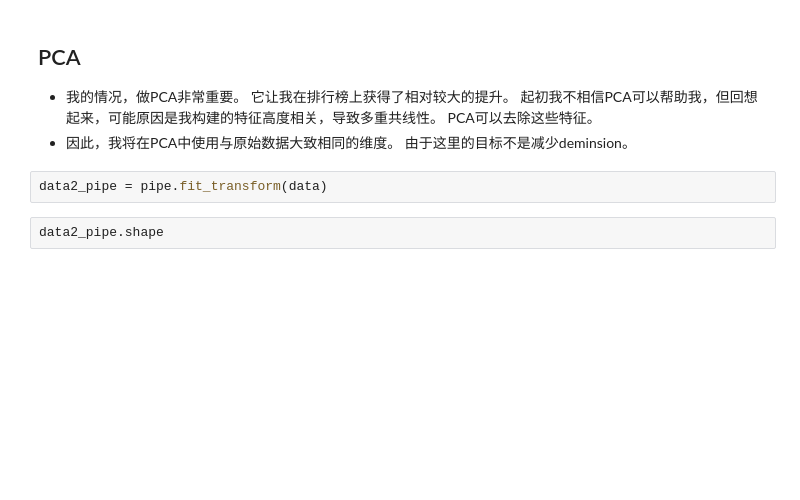
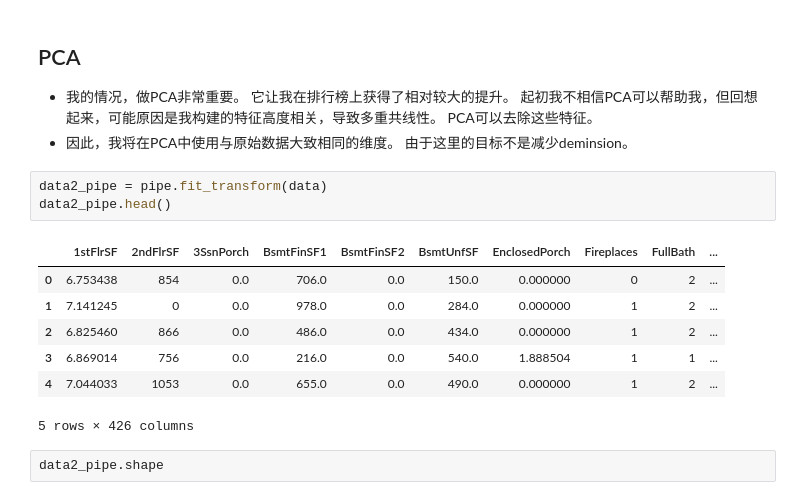
Before and after one commit to zingp/kaggle, a Jupyter notebook: LosAngelesHousePricesForecast/pca.ipynb, the cells around one changed output. Drawn from its saved outputs; the diff is of its cells as text; blank space fills up the shorter version.

```diff
--- a/LosAngelesHousePricesForecast/pca.ipynb
+++ b/LosAngelesHousePricesForecast/pca.ipynb
@@ -698,6 +697,15 @@ pipe = Pipeline([
 - 因此，我将在PCA中使用与原始数据大致相同的维度。 由于这里的目标不是减少deminsion。
 # %%
 data2_pipe = pipe.fit_transform(data)
+data2_pipe.head()
+# %% [output]
+|  | 1stFlrSF | 2ndFlrSF | 3SsnPorch | BsmtFinSF1 | BsmtFinSF2 | BsmtUnfSF | EnclosedPorch | Fireplaces | FullBath | ... |
+| 0 | 6.753438 | 854 | 0.0 | 706.0 | 0.0 | 150.0 | 0.000000 | 0 | 2 | ... |
+| 1 | 7.141245 | 0 | 0.0 | 978.0 | 0.0 | 284.0 | 0.000000 | 1 | 2 | ... |
+| 2 | 6.825460 | 866 | 0.0 | 486.0 | 0.0 | 434.0 | 0.000000 | 1 | 2 | ... |
+| 3 | 6.869014 | 756 | 0.0 | 216.0 | 0.0 | 540.0 | 1.888504 | 1 | 1 | ... |
+| 4 | 7.044033 | 1053 | 0.0 | 655.0 | 0.0 | 490.0 | 0.000000 | 1 | 2 | ... |
+5 rows × 426 columns
 # %%
 data2_pipe.shape
 # %% [output]
```
Also changed, not shown: parts of 4 cells of this notebook.
